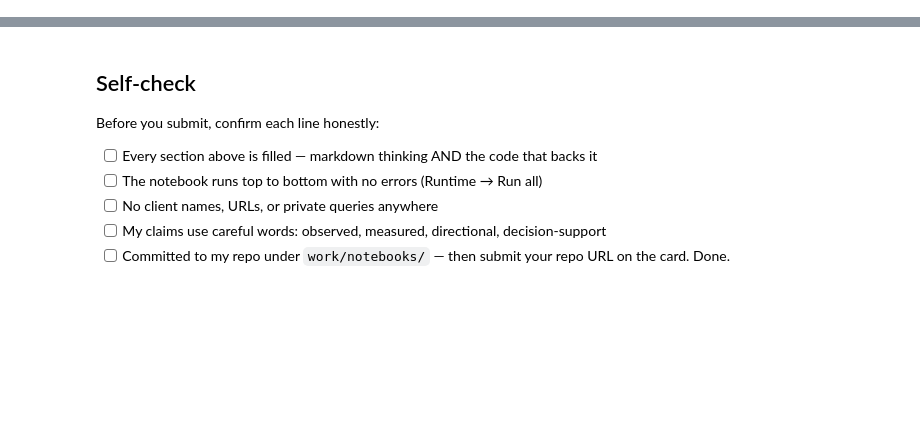
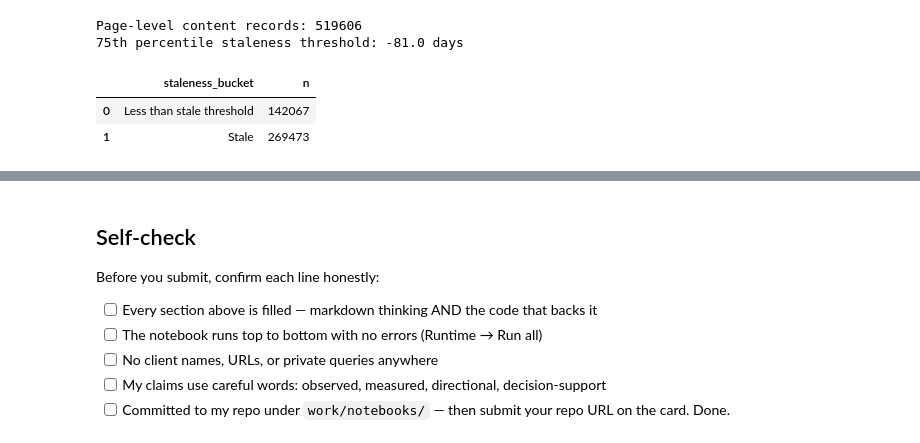
Before and after one commit to karthik-srivathsa-05/flyrank-ai, a Jupyter notebook: work/notebooks/w04_baseline_score.ipynb, the cells around one changed output, grey strips where cells are left out. Cells and saved outputs as stored; diff of their text form; code cells hidden in the pictures; blank space fills up the shorter version.

```diff
--- a/work/notebooks/w04_baseline_score.ipynb
+++ b/work/notebooks/w04_baseline_score.ipynb
@@ -36,0 +139,66 @@ This skeleton is yours to fill. Work the sections **in order** — each one has
+# %%
+# Build one page-level content record.
+# dim_content contains multiple keyword rows for some content IDs,
+# so aggregate to one client-content record before joining.
+
+content_page = con.sql(f"""
+SELECT
+    client_hash_id,
+    content_hash_id,
+    MAX(content_updated_date) AS content_updated_date,
+    MAX(content_created_date) AS content_created_date,
+    MAX(word_count) AS word_count,
+    MAX(content_type) AS content_type,
+    MAX(is_published::INTEGER) = 1 AS is_published,
+    MAX(is_deleted::INTEGER) = 1 AS is_deleted
+FROM {DIM_CONTENT}
+GROUP BY
+    client_hash_id,
+    content_hash_id
+""").df()
+
+print("Page-level content records:", len(content_page))
+
+# Calculate staleness relative to the February decision cutoff.
+content_page["days_since_last_update"] = (
+    pd.Timestamp("2026-02-28") -
+    pd.to_datetime(content_page["content_updated_date"])
+).dt.days
+
+# Keep published, non-deleted pages for the review queue.
+content_page["eligible_page"] = (
+    content_page["is_published"].fillna(False)
+    & ~content_page["is_deleted"].fillna(False)
+)
+
+# Determine the threshold only from known update dates.
+stale_threshold = content_page.loc[
+    content_page["eligible_page"]
+    & content_page["days_since_last_update"].notna(),
+    "days_since_last_update"
+].quantile(0.75)
+
+print("75th percentile staleness threshold:",
+      round(float(stale_threshold), 2), "days")
+
+staleness_buckets = con.sql("""
+SELECT
+    CASE
+        WHEN days_since_last_update IS NULL THEN 'Unknown'
+        WHEN days_since_last_update < ? THEN 'Less than stale threshold'
+        ELSE 'Stale'
+    END AS staleness_bucket,
+    COUNT(*) AS n
+FROM content_page
+WHERE eligible_page = TRUE
+GROUP BY 1
+ORDER BY 1
+""", params=[float(stale_threshold)]).df()
+
+display(staleness_buckets)
+# %% [output]
+Page-level content records: 519606
+75th percentile staleness threshold: -81.0 days
+|  | staleness_bucket | n |
+| 0 | Less than stale threshold | 142067 |
+| 1 | Stale | 269473 |
```
Also changed, not shown: parts of 29 cells of this notebook.
